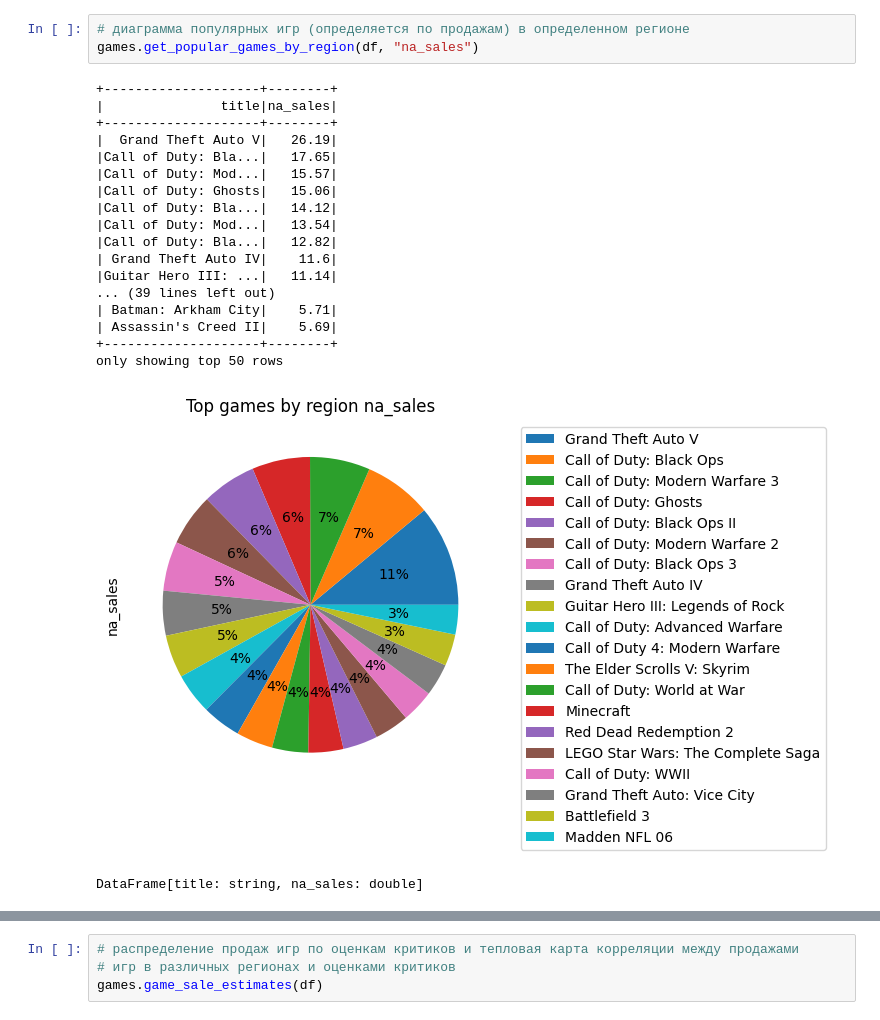
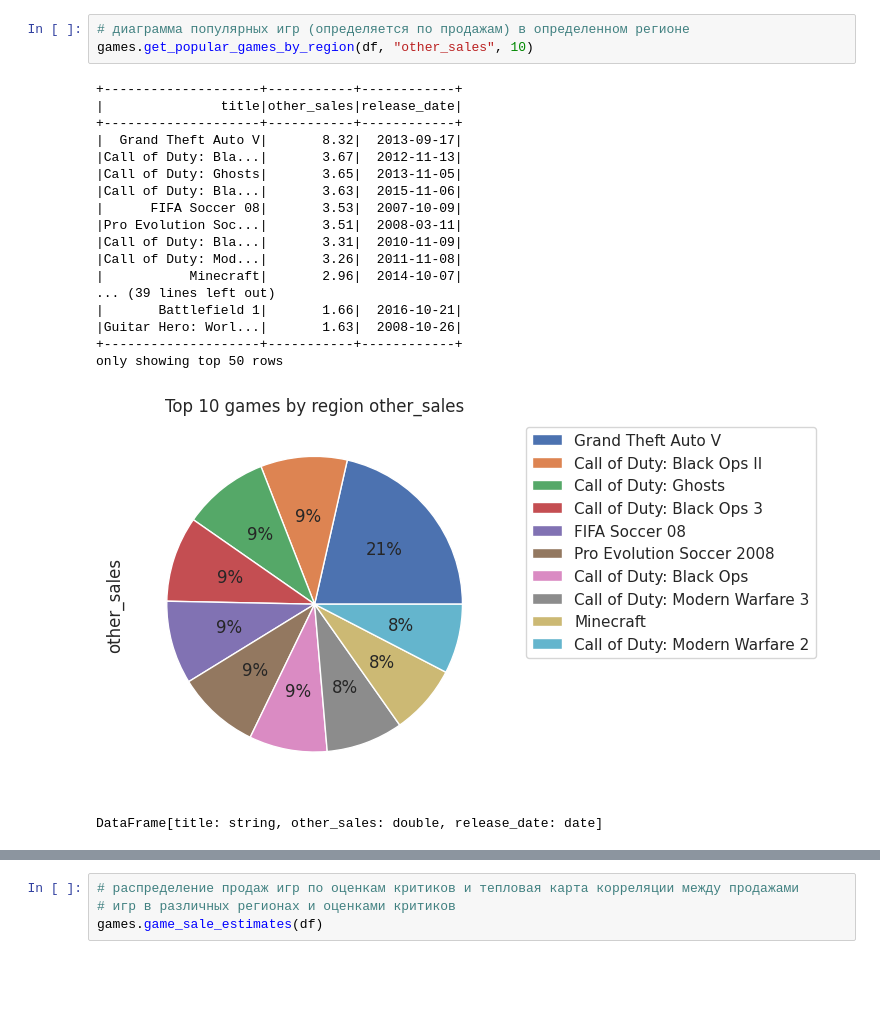
Before and after one commit to Pr0gger1/game-sales-analyzer, a Jupyter notebook: app.ipynb, the cells around one changed output, grey strips where cells are left out. Cells and saved outputs as stored; diff of their text form; blank space fills up the shorter version.

```diff
--- a/app.ipynb
+++ b/app.ipynb
@@ -63,26 +69,26 @@ only showing top 50 rows
 DataFrame[publisher: string, year: int, released_title_count: bigint]
 # %%
 # диаграмма популярных игр (определяется по продажам) в определенном регионе
-games.get_popular_games_by_region(df, "na_sales")
+games.get_popular_games_by_region(df, "other_sales", 10)
 # %% [output]
-+--------------------+--------+
-|               title|na_sales|
-+--------------------+--------+
-|  Grand Theft Auto V|   26.19|
-|Call of Duty: Bla...|   17.65|
-|Call of Duty: Mod...|   15.57|
-|Call of Duty: Ghosts|   15.06|
-|Call of Duty: Bla...|   14.12|
-|Call of Duty: Mod...|   13.54|
-|Call of Duty: Bla...|   12.82|
-| Grand Theft Auto IV|    11.6|
-|Guitar Hero III: ...|   11.14|
++--------------------+-----------+------------+
+|               title|other_sales|release_date|
++--------------------+-----------+------------+
+|  Grand Theft Auto V|       8.32|  2013-09-17|
+|Call of Duty: Bla...|       3.67|  2012-11-13|
+|Call of Duty: Ghosts|       3.65|  2013-11-05|
+|Call of Duty: Bla...|       3.63|  2015-11-06|
+|      FIFA Soccer 08|       3.53|  2007-10-09|
+|Pro Evolution Soc...|       3.51|  2008-03-11|
+|Call of Duty: Bla...|       3.31|  2010-11-09|
+|Call of Duty: Mod...|       3.26|  2011-11-08|
+|           Minecraft|       2.96|  2014-10-07|
 ... (39 lines left out)
-| Batman: Arkham City|    5.71|
-| Assassin's Creed II|    5.69|
-+--------------------+--------+
+|       Battlefield 1|       1.66|  2016-10-21|
+|Guitar Hero: Worl...|       1.63|  2008-10-26|
++--------------------+-----------+------------+
 only showing top 50 rows
-[figure, old version]
+[figure, new version]
-DataFrame[title: string, na_sales: double]
+DataFrame[title: string, other_sales: double, release_date: date]
 # %%
 # диаграмма популярных жанров в определенном регионе
```
Also changed, not shown: parts of 10 cells of this notebook, 10 other files.
